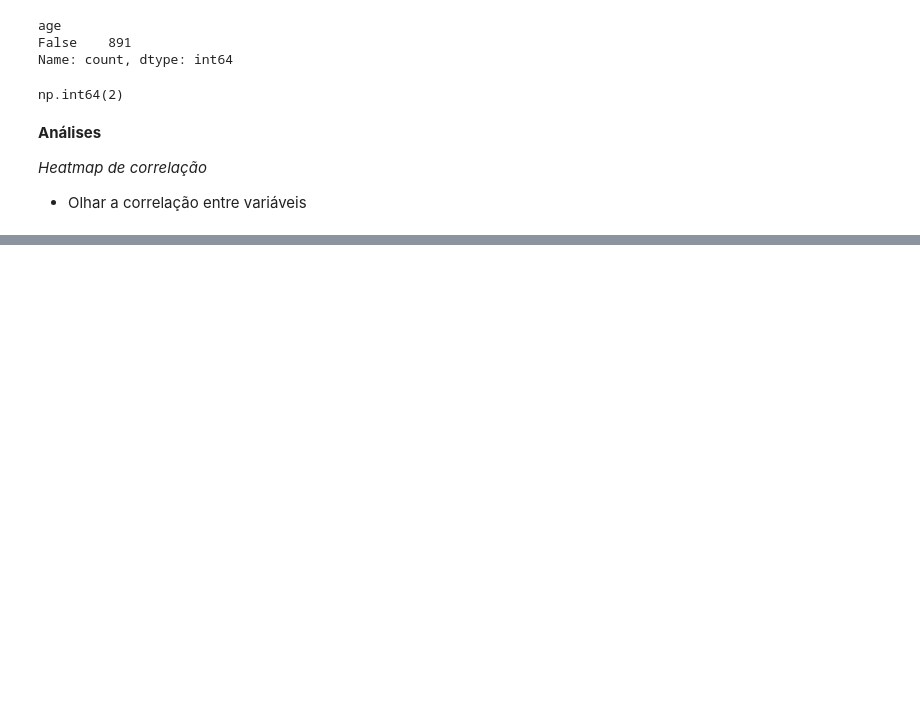
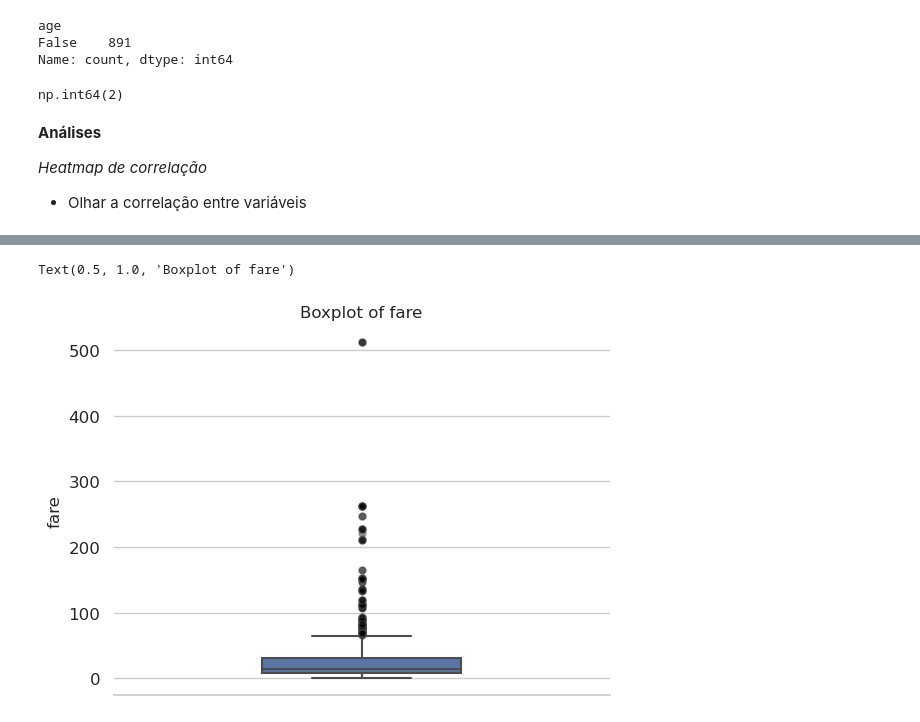
Before and after one commit to GuilhermeHigino05/DataScience-Learnings, a Jupyter notebook: USPcouse/Aula06/aula.ipynb, the cells around one changed output, grey strips where cells are left out. Cells and saved outputs as stored; diff of their text form; code cells hidden in the pictures; blank space fills up the shorter version.

```diff
--- a/USPcouse/Aula06/aula.ipynb
+++ b/USPcouse/Aula06/aula.ipynb
@@ -94,0 +172,22 @@ sns.heatmap(df.corr(numeric_only=True), annot=True, cmap='bwr', fmt='.2f', cbar=
+# %%
+#Outliers são por padrão q3 + 1.5xIQR  ou q1 - 1.5xIQR
+sns.set_theme(style="whitegrid")
+sns.boxplot(
+    data=df,
+    y='fare',
+    color="#4C72B0",
+    width=0.4,
+    linewidth=1.5,
+    flierprops={
+        "marker": "o",
+        "markersize": 5,
+        "alpha": 0.4,
+        "markerfacecolor": "black"
+    }
+)
+plt.tick_params(labelsize=12);
+sns.despine(left=True)
+plt.title('Boxplot of fare')
+# %% [output]
+Text(0.5, 1.0, 'Boxplot of fare')
+[figure, added]
```
Also changed, not shown: parts of 12 cells of this notebook, 3 other files.
